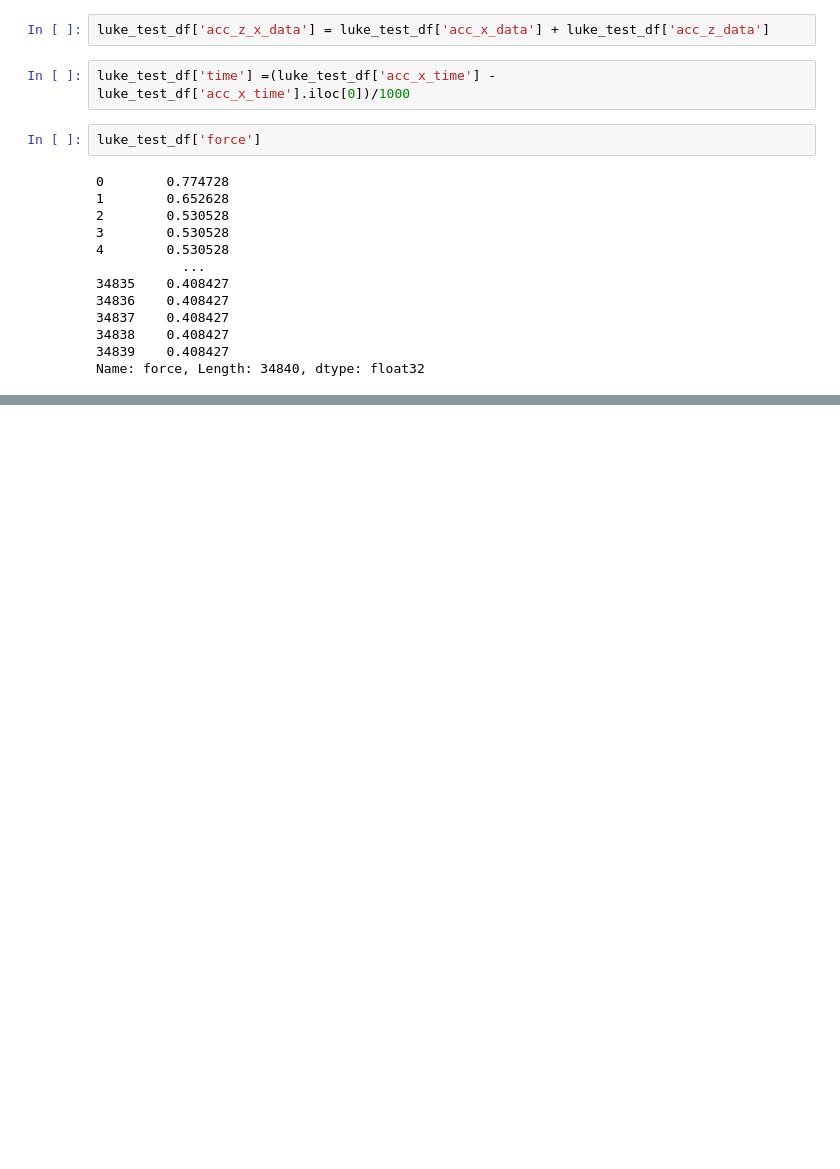
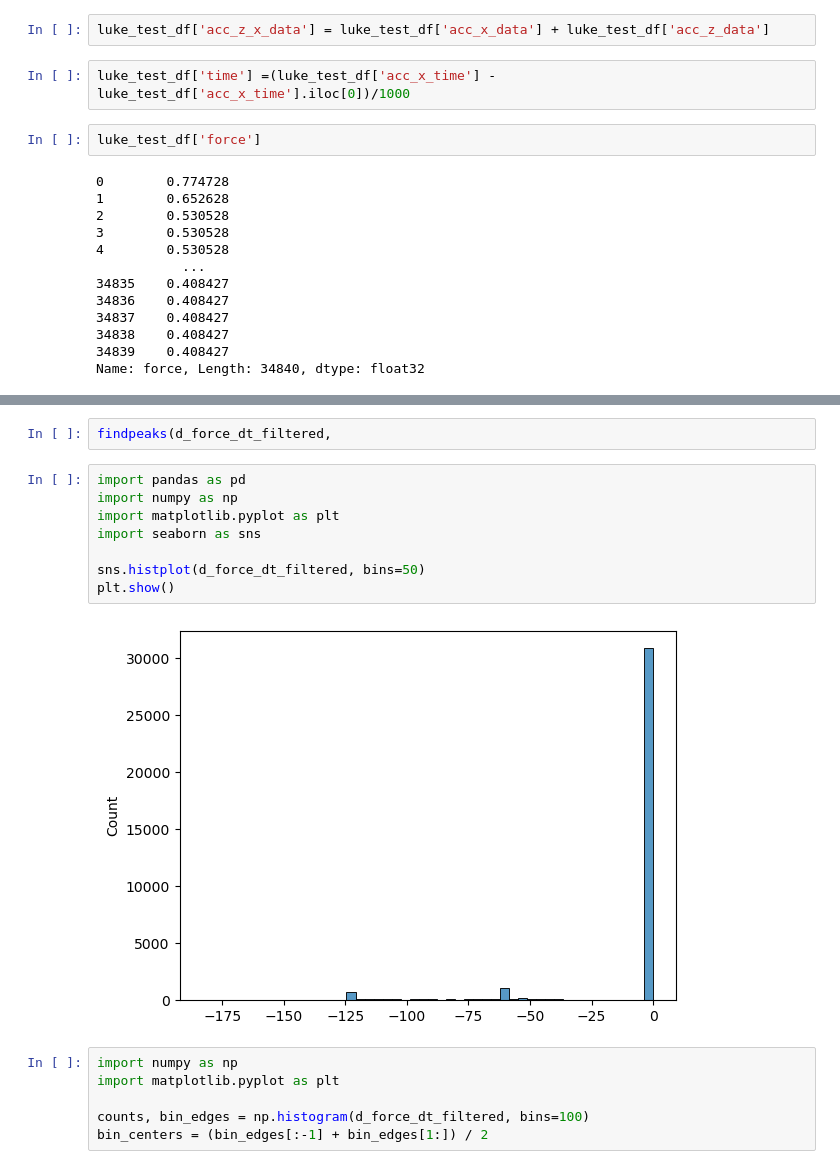
Before and after one commit to rickconci/Personalising-Crutches, a Jupyter notebook: src/testing.ipynb, the cells around one changed output, grey strips where cells are left out. Saved outputs shown, nothing was run; the diff lists cells and outputs as text; blank space fills up the shorter version.

```diff
--- a/src/testing.ipynb
+++ b/src/testing.ipynb
@@ -171,0 +203,18 @@ fig.show()
+# %%
+findpeaks(d_force_dt_filtered,
+# %%
+import pandas as pd
+import numpy as np
+import matplotlib.pyplot as plt
+import seaborn as sns
+
+sns.histplot(d_force_dt_filtered, bins=50)
+plt.show()
+# %% [output]
+[figure, added]
+# %%
+import numpy as np
+import matplotlib.pyplot as plt
+
+counts, bin_edges = np.histogram(d_force_dt_filtered, bins=100)
+bin_centers = (bin_edges[:-1] + bin_edges[1:]) / 2
```
Also changed, not shown: parts of 9 cells of this notebook, 4 other files.
